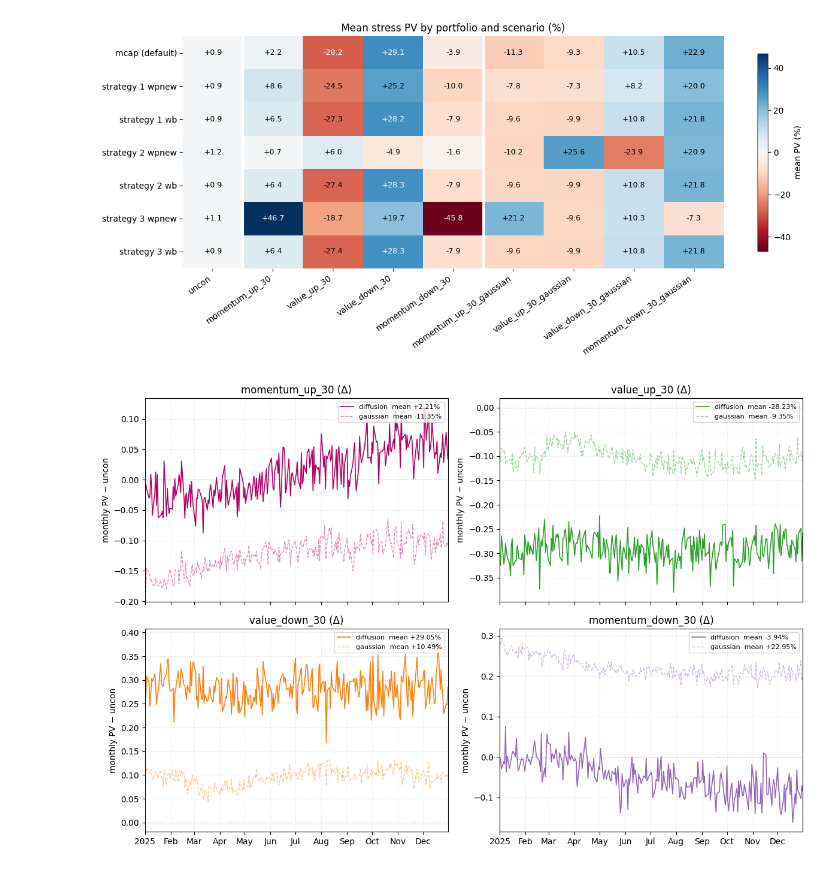
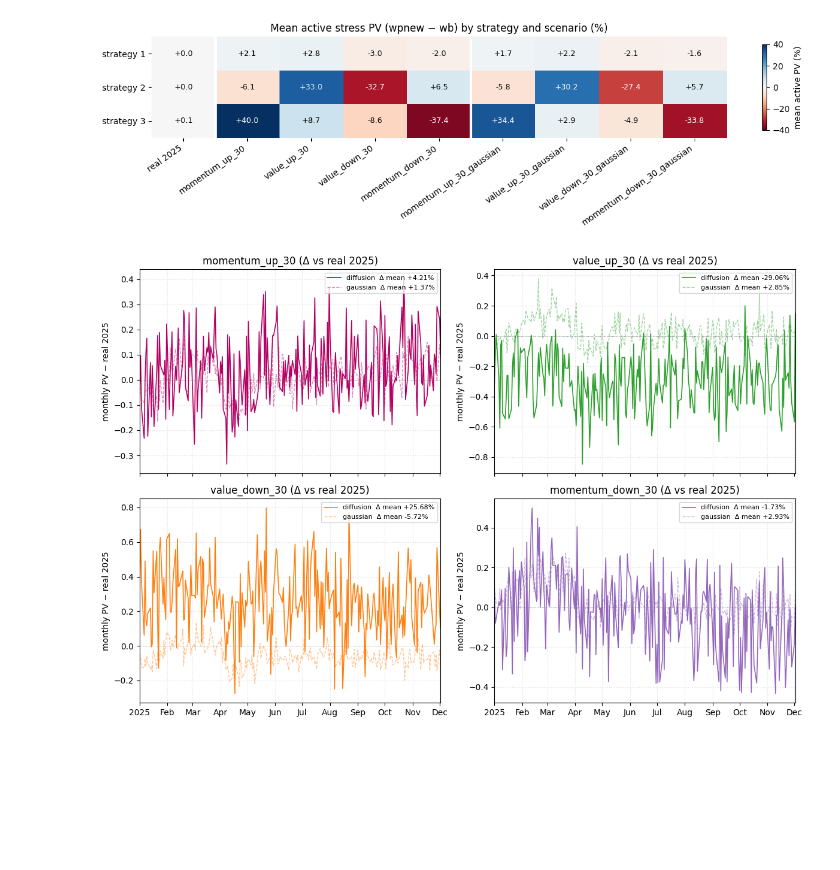
Before and after one commit to yryMax/TailEnhancedFinDiff, a Jupyter notebook: gics.ipynb, the cells around one changed output. Drawn from its saved outputs; the diff is of its cells as text; code cells hidden in the pictures; blank space fills up the shorter version.

```diff
--- a/gics.ipynb
+++ b/gics.ipynb
@@ -96,18 +107,18 @@ def get_sector_pv(df, df_stress, w: pd.DataFrame = None, horizon=22, seed=None):
 # compute stress PV (portfolio + per-sector) for every scenario, plus uncon baseline
 # and the same-named gaussian counterpart ({name}_gaussian.parquet).
 # weights: same-day mcap via get_w(df, date); pass w=DataFrame(['csecid','w']) for a custom portfolio
-uncon_pv = get_stress_pv(df, pd.read_parquet(f"{SAMPLES_DIR}/uncon.parquet"), horizon=1, seed=0)
+uncon_pv = get_stress_pv(df, pd.read_parquet(f"{SAMPLES_DIR}/uncon.parquet"), seed=0)
 
 stress_pvs,   sector_pvs   = {}, {}   # diffusion: name -> pv
 stress_pvs_g, sector_pvs_g = {}, {}   # gaussian baseline: name -> pv
 for name in scenarios:
     ds = pd.read_parquet(f"{SAMPLES_DIR}/{name}.parquet")
-    stress_pvs[name] = get_stress_pv(df, ds, horizon=1, seed=0)
-    sector_pvs[name] = get_sector_pv(df, ds, horizon=1, seed=0)
+    stress_pvs[name] = get_stress_pv(df, ds, seed=0)
+    sector_pvs[name] = get_sector_pv(df, ds, seed=0)
 
     dg = pd.read_parquet(f"{SAMPLES_DIR}/{name}_gaussian.parquet")
-    stress_pvs_g[name] = get_stress_pv(df, dg, horizon=1, seed=0)
-    sector_pvs_g[name] = get_sector_pv(df, dg, horizon=1, seed=0)
+    stress_pvs_g[name] = get_stress_pv(df, dg, seed=0)
+    sector_pvs_g[name] = get_sector_pv(df, dg, seed=0)
 
     print(f"{name:18s} mean PV {stress_pvs[name]['pv'].mean() * 100:+.2f}%"
           f"  (gaussian {stress_pvs_g[name]['pv'].mean() * 100:+.2f}%)")
@@ -119,13 +130,18 @@ momentum_down_30   mean PV -3.94%  (gaussian +22.95%)
 # %%
-# mean PV table: portfolios (rows) x scenarios (cols), in %. Reuses get_stress_pv as-is.
-weight_sets = {'mcap (default)': None, **ws}
-labels = ['uncon'] + scenarios + [f"{n}_gaussian" for n in scenarios]
+table = {'real 2025': {
+    strat: get_real_pv(df, ws[f"{strat} wpnew"])['pv'].mean()
+         - get_real_pv(df, ws[f"{strat} wb"])['pv'].mean()
+    for strat in portfolios.sheet_names
+}}
 
-table = {}
-for label in labels:
+for label in scenarios + [f"{n}_gaussian" for n in scenarios]:
     ds = pd.read_parquet(f"{SAMPLES_DIR}/{label}.parquet")
-    table[label] = {wname: get_stress_pv(df, ds, w=w_, horizon=1, seed=0)['pv'].mean()
-                    for wname, w_ in weight_sets.items()}
+    table[label] = {
+        strat: get_stress_pv(df, ds, w=ws[f"{strat} wpnew"], seed=0)['pv'].mean()
+             - get_stress_pv(df, ds, w=ws[f"{strat} wb"],    seed=0)['pv'].mean()
+        for strat in portfolios.sheet_names
+    }
+    print(label, 'done')
 
 pv_table = (pd.DataFrame(table) * 100).round(2)
 pv_table
@@ -150,35 +161,45 @@ momentum_down_30_gaussian done
 # %%
 
 vals = pv_table.to_numpy()
 vmax = np.abs(vals).max()
 
 fig, ax = plt.subplots(figsize=(1.1 * pv_table.shape[1] + 3, 0.55 * pv_table.shape[0] + 2))
 im = ax.imshow(vals, cmap='RdBu', vmin=-vmax, vmax=vmax, aspect='auto')
 
 ax.set_xticks(range(pv_table.shape[1]), pv_table.columns, rotation=35, ha='right')
 ax.set_yticks(range(pv_table.shape[0]), pv_table.index)
 for spine in ax.spines.values():
     spine.set_visible(False)
 for x in (0.5, 0.5 + len(scenarios)):          # separators between the three blocks
     ax.axvline(x, color='white', lw=3)
 for i in range(pv_table.shape[0]):
     for j in range(pv_table.shape[1]):
         v = vals[i, j]
         ax.text(j, i, f"{v:+.1f}", ha='center', va='center', fontsize=9,
                 color='white' if abs(v) > 0.6 * vmax else 'black')
 
-fig.colorbar(im, ax=ax, label='mean PV (%)', shrink=0.85)
-ax.set_title('Mean stress PV by portfolio and scenario (%)')
+fig.colorbar(im, ax=ax, label='mean active PV (%)', shrink=0.85)
+ax.set_title('Mean active stress PV (wpnew − wb) by strategy and scenario (%)')
 fig.tight_layout()
 plt.show()
 # %% [output]
-[figure, old version]
+[figure, new version]
 # %%
-# plot 1: stress portfolio PV delta vs uncon, one subplot per scenario (independent y-scale),
-# diffusion (solid) vs same-named gaussian baseline (dashed, faint)
+# plot 1: stress portfolio PV delta vs realized 2025 monthly PV, one subplot per scenario
+# (independent y-scale), diffusion (solid) vs same-named gaussian baseline (dashed, faint)
 import matplotlib.dates as mdates
 
-xlim = (uncon_pv['date'].min(), uncon_pv['date'].max())   # follow the data range
+# realized monthly PV: per stock compound the next 22 trading days, then aggregate
+# with same-day mcap weights (mirrors get_stress_pv: weights at t, monthly returns)
+_R   = df.dropna(subset=['mcap']).pivot_table(index='date', columns='csecid', values='returns')
+_fwd = ((1 + _R.fillna(0)).rolling(22).apply(np.prod, raw=True) - 1).shift(-21)  # window [t, t+21]
+_fwd = _fwd.iloc[:-21]                                   # drop tail dates without a full window
+real_pv = pd.Series({
+    date: _day_weights(day, get_w(df, date)) @ _fwd.loc[date, day['csecid']].fillna(0).to_numpy()
+    for date, day in df.dropna(subset=['mcap']).groupby('date') if date in _fwd.index
+}, name='pv_real').rename_axis('date').reset_index()
+
+xlim = (real_pv['date'].min(), real_pv['date'].max())   # follow the data range
 
 n = len(scenarios)
 ncols = 2
@@ -187,16 +208,17 @@ fig, axes = plt.subplots(nrows, ncols, figsize=(12, 4 * nrows),
                          sharex=True, sharey=False)   # each scenario autoscales y
 axes = np.atleast_1d(axes).ravel()
 for ax, name, color in zip(axes, scenarios, COLORS):
-    pv, pv_g = stress_pvs[name], stress_pvs_g[name]
-    delta   = pv['pv'].values   - uncon_pv['pv'].values
-    delta_g = pv_g['pv'].values - uncon_pv['pv'].values
+    pv   = stress_pvs[name].merge(real_pv, on='date')
+    pv_g = stress_pvs_g[name].merge(real_pv, on='date')
+    delta   = pv['pv'].values   - pv['pv_real'].values
+    delta_g = pv_g['pv'].values - pv_g['pv_real'].values
     ax.plot(pv['date'], delta, color=color, lw=1.2,
-            label=f"diffusion  mean {pv['pv'].mean() * 100:+.2f}%")
+            label=f"diffusion  Δ mean {delta.mean() * 100:+.2f}%")
     ax.plot(pv_g['date'], delta_g, color=color, lw=1.0, ls="--", alpha=0.45,
-            label=f"gaussian  mean {pv_g['pv'].mean() * 100:+.2f}%")
+            label=f"gaussian  Δ mean {delta_g.mean() * 100:+.2f}%")
     ax.axhline(0, color="grey", lw=0.6, ls=":")
-    ax.set_title(f"{name} (Δ)")
-    ax.set_ylabel("monthly PV − uncon")
+    ax.set_title(f"{name} (Δ vs real 2025)")
+    ax.set_ylabel("monthly PV − real 2025")
     ax.grid(True, ls=":", alpha=0.4)
     ax.legend(fontsize=8, loc="upper right")
     ax.set_xlim(*xlim)
@@ -208,7 +230,7 @@ for ax in axes[n:]:                # hide unused panels
 fig.tight_layout()
 plt.show()
 # %% [output]
-[figure, old version]
+[figure, new version]
 # %%
 # plot 2: per-sector mean PV, one subplot per scenario (independent y-scale),
 # diffusion (solid) vs same-named gaussian baseline (faint), grouped bars
```
Also changed, not shown: parts of 4 cells of this notebook, 2 other files.
